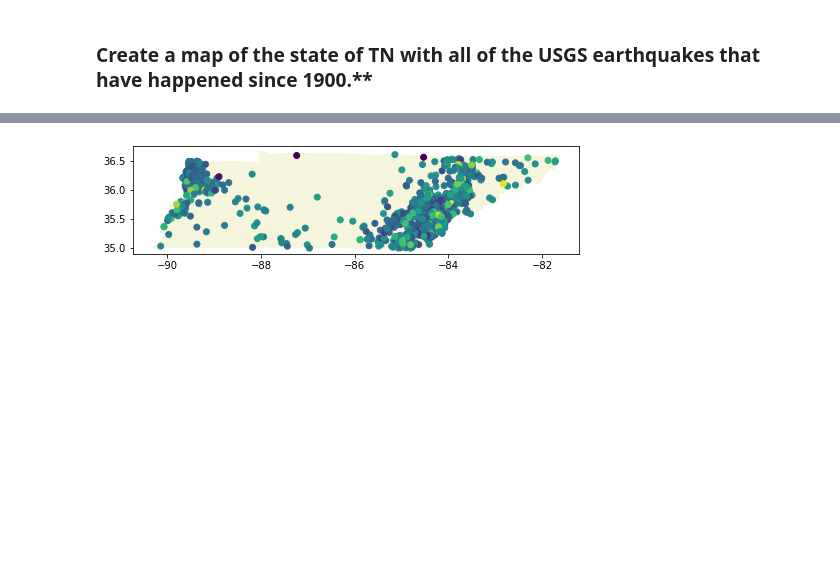
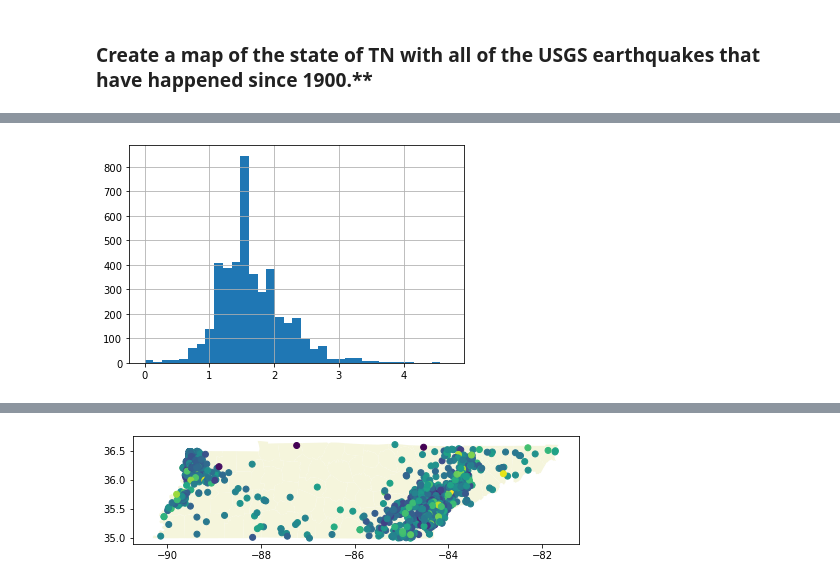
Before and after one commit to ocnrandolph/TNEG_Earthquakes, a Jupyter notebook: notebooks/dq3-TNEG-geospatial-data.ipynb, the cells around one changed output, grey strips where cells are left out. Saved outputs shown, nothing was run; the diff lists cells and outputs as text; code cells hidden in the pictures; blank space fills up the shorter version.

Commit message:
adding in magnitude and depth histograms

```diff
--- a/notebooks/dq3-TNEG-geospatial-data.ipynb
+++ b/notebooks/dq3-TNEG-geospatial-data.ipynb
@@ -471,3 +471,7 @@ tn_earthquakes
 | 7538 | 1983-08-27T01:25:50.800Z | 35.065000 | -89.369000 | 2.60 | 1.80 | md | 19km S of Somerville, Tennessee | earthquake | POINT (-89.36900 35.06500) | 88 | ... |
 | 7637 | 1982-12-11T13:05:34.760Z | 35.360000 | -89.370000 | 5.00 | 1.70 | md | 13km N of Somerville, Tennessee | earthquake | POINT (-89.37000 35.36000) | 88 | ... |
 4271 rows × 12 columns
+# %%
+tn_earthquakes['mag'].hist(bins = 35);
+# %% [output]
+[figure, added]
```
Also changed, not shown: parts of 3 cells of this notebook.
